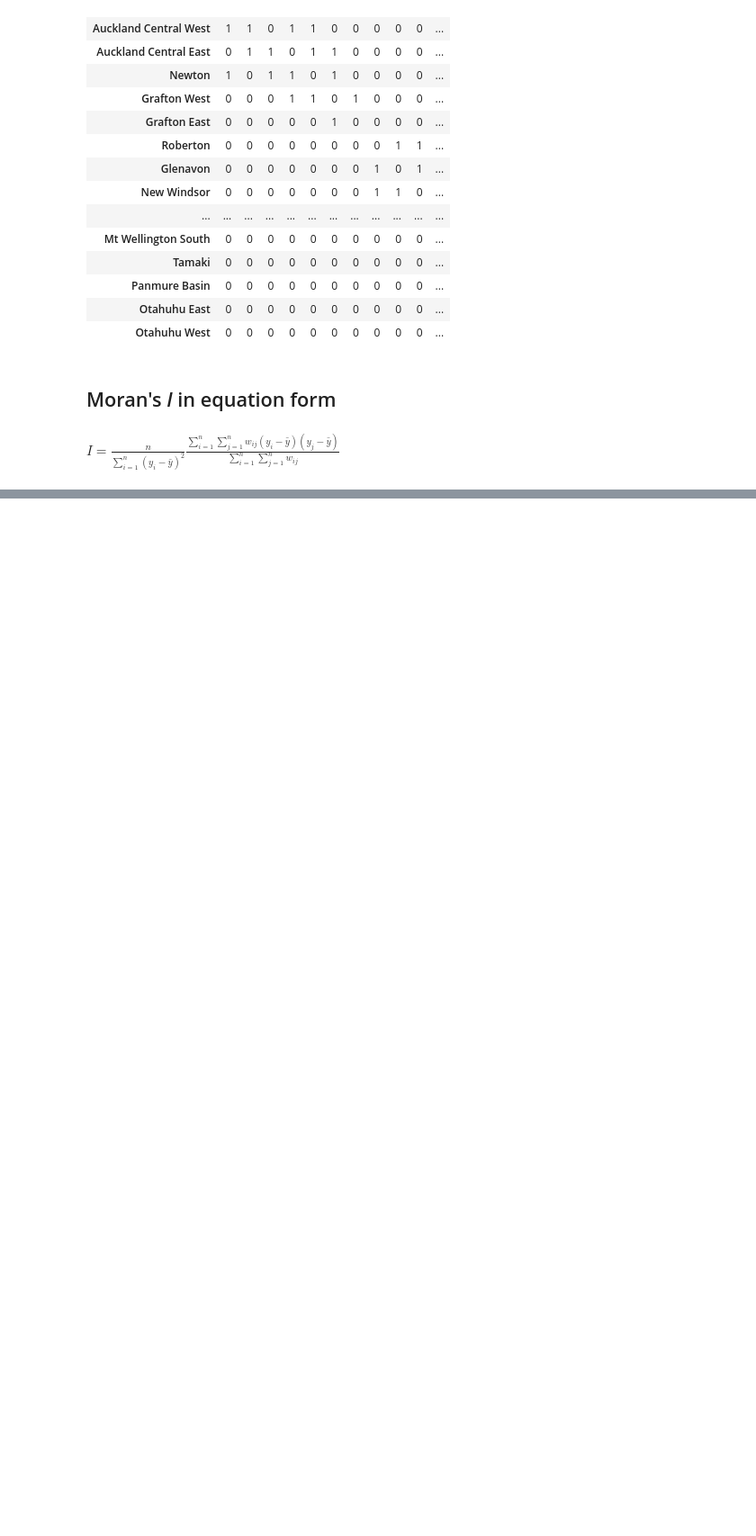
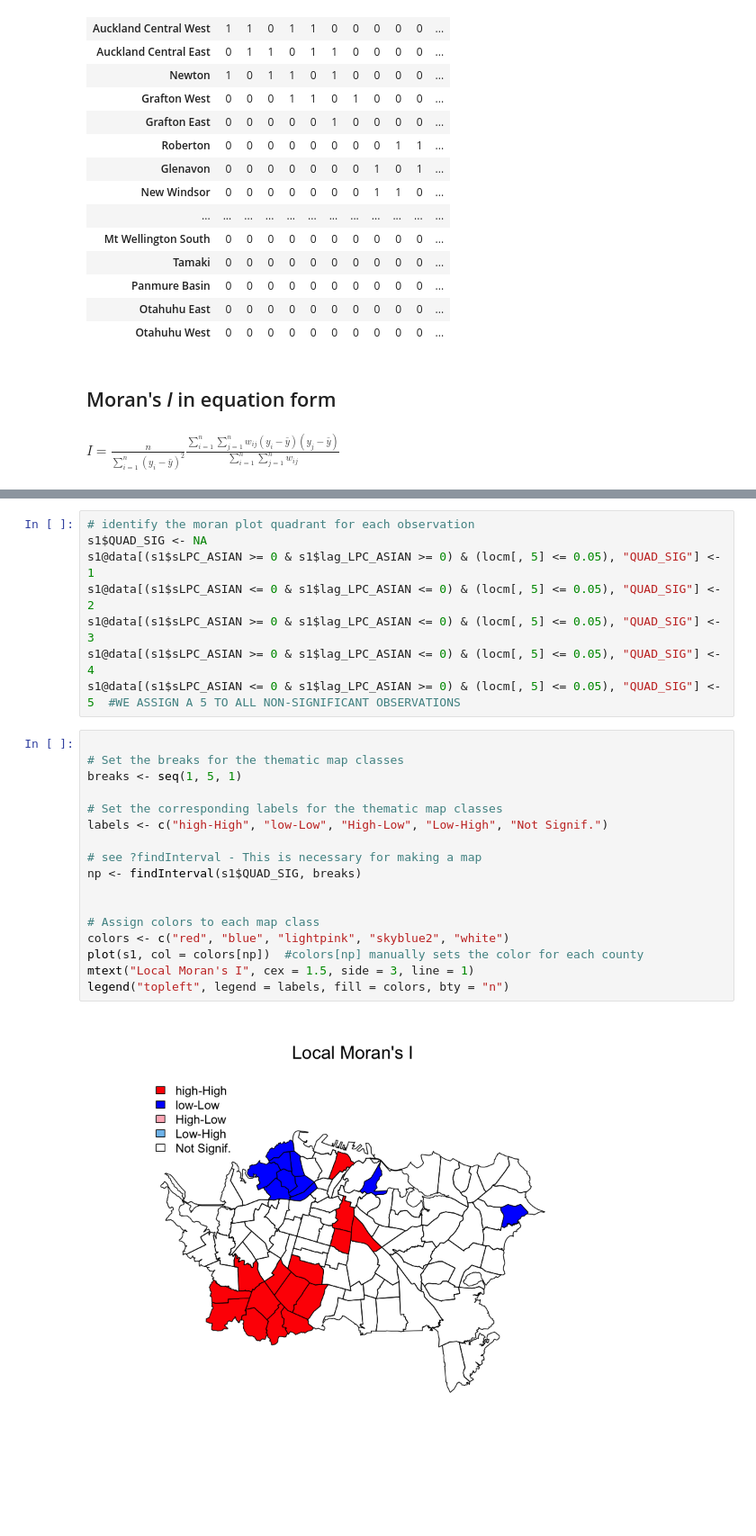
Before and after one commit to xrwang/geog187-notebooks, a Jupyter notebook: lab1-spatial autocorrelation.ipynb, the cells around one changed output, grey strips where cells are left out. Shown at 90% size. Cells and saved outputs as stored; diff of their text form; blank space fills up the shorter version.

```diff
--- a/lab1-spatial autocorrelation.ipynb
+++ b/lab1-spatial autocorrelation.ipynb
@@ -420,0 +363,27 @@ abline(lm(s1$lag_PC_ASIAN ~ s1$PC_ASIAN), lty = 1, lwd = 4, col = "red")
+# %%
+# identify the moran plot quadrant for each observation
+s1$QUAD_SIG <- NA
+s1@data[(s1$sLPC_ASIAN >= 0 & s1$lag_LPC_ASIAN >= 0) & (locm[, 5] <= 0.05), "QUAD_SIG"] <- 1
+s1@data[(s1$sLPC_ASIAN <= 0 & s1$lag_LPC_ASIAN <= 0) & (locm[, 5] <= 0.05), "QUAD_SIG"] <- 2
+s1@data[(s1$sLPC_ASIAN >= 0 & s1$lag_LPC_ASIAN <= 0) & (locm[, 5] <= 0.05), "QUAD_SIG"] <- 3
+s1@data[(s1$sLPC_ASIAN >= 0 & s1$lag_LPC_ASIAN <= 0) & (locm[, 5] <= 0.05), "QUAD_SIG"] <- 4
+s1@data[(s1$sLPC_ASIAN <= 0 & s1$lag_LPC_ASIAN >= 0) & (locm[, 5] <= 0.05), "QUAD_SIG"] <- 5  #WE ASSIGN A 5 TO ALL NON-SIGNIFICANT OBSERVATIONS
+# %%
+
+# Set the breaks for the thematic map classes
+breaks <- seq(1, 5, 1)
+
+# Set the corresponding labels for the thematic map classes
+labels <- c("high-High", "low-Low", "High-Low", "Low-High", "Not Signif.")
+
+# see ?findInterval - This is necessary for making a map
+np <- findInterval(s1$QUAD_SIG, breaks)
+
+
+# Assign colors to each map class
+colors <- c("red", "blue", "lightpink", "skyblue2", "white")
+plot(s1, col = colors[np])  #colors[np] manually sets the color for each county
+mtext("Local Moran's I", cex = 1.5, side = 3, line = 1)
+legend("topleft", legend = labels, fill = colors, bty = "n")
+# %% [output]
+[figure, added]
```
Also changed, not shown: parts of 34 cells of this notebook.
